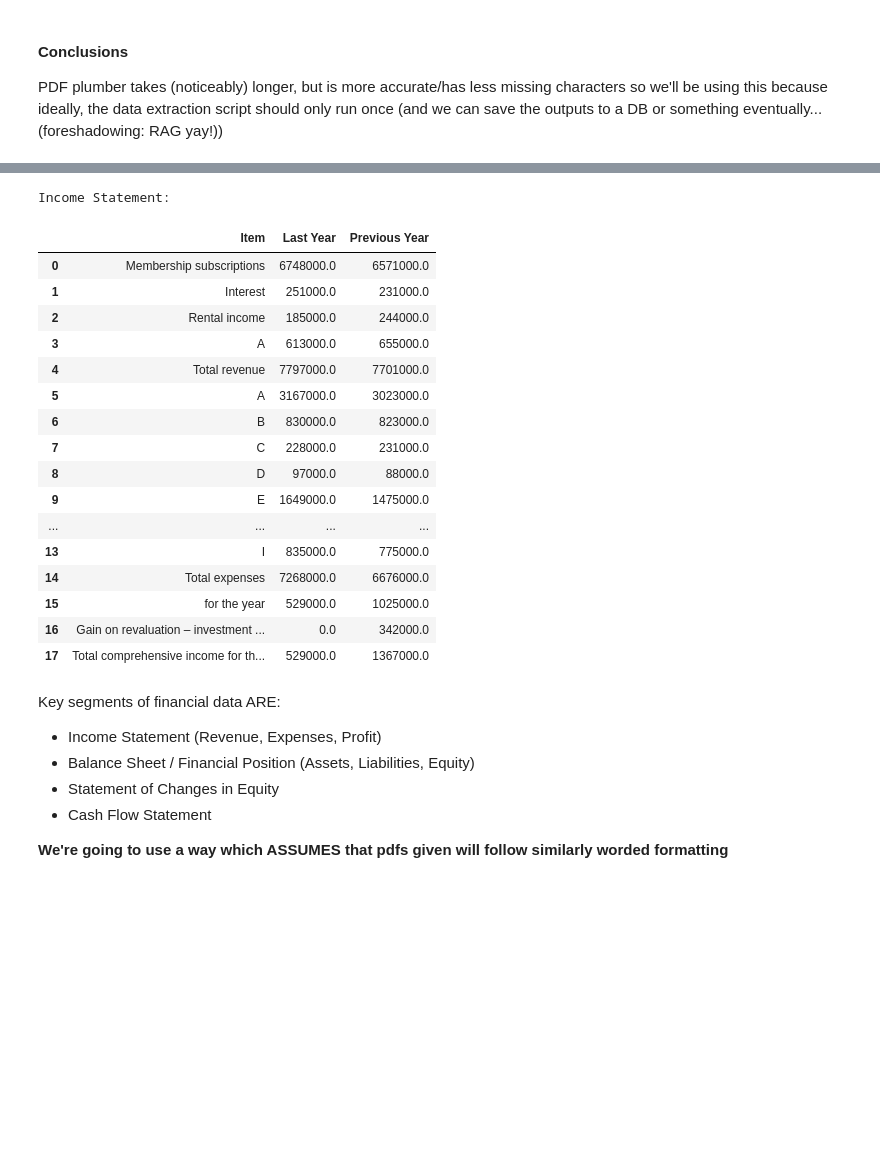
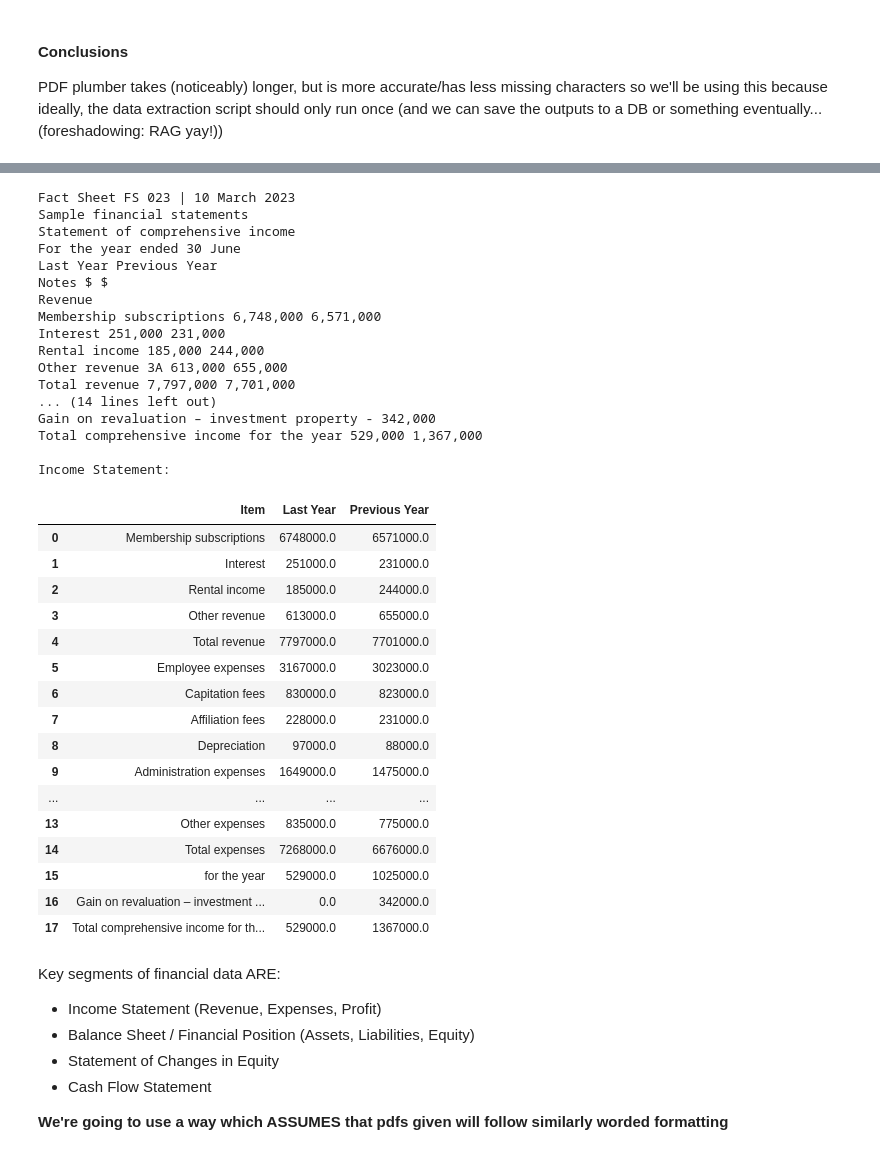
Before and after one commit to Antimatter543/Financial_Extractor, a Jupyter notebook: exploring.ipynb, the cells around one changed output, grey strips where cells are left out. Saved outputs shown, nothing was run; the diff lists cells and outputs as text; code cells hidden in the pictures; blank space fills up the shorter version.

Commit message:
Good progress on data processing and cleaning for income statement

```diff
--- a/exploring.ipynb
+++ b/exploring.ipynb
@@ -212,14 +238,14 @@ def split_into_sections_regex(cleaned_text):
 
 # Apply function
 sections = split_into_sections_regex(cleaned_text)
-segmented_statements = split_into_sections_regex(cleaned_text)
+segmented_tables = split_into_sections_regex(cleaned_text)
 
 # Assign sections
 income_statement_text, balance_sheet_text, equity_changes_text, cash_flow_text = sections
 
 # Display output
-# print("\n--- Income Statement ---\n", income_statement_text)
+print("\n--- Income Statement ---\n", income_statement_text)
 # print("\n--- Balance Sheet ---\n", balance_sheet_text)
-print("\n--- Equity Changes ---\n", equity_changes_text)
+# print("\n--- Equity Changes ---\n", equity_changes_text)
 # print("\n--- Cash Flow ---\n", cash_flow_text)
 # %% [output]
@@ -242,44 +310,75 @@ Closing balance as at 342,000 7,105,000 7,447,000
 # %%
 import pandas as pd
 
-def extract_income_statement(text_list):
+## THIS ONE IS PRETTY CINEMA NO!??
+def extract_income_statement(text):
     """Extracts Revenue, Expenses, and Profit from Income Statement."""
     income_statement = []
 
-    for line in text_list:
-        match = re.search(r"([A-Za-z\s–]+)\s+([\d,]+|-)\s+([\d,]+|-)", line)
+
+    pattern = r"""
+        ([A-Za-z\s–]+)        # Item name: letters, spaces, dashes
+        \s+                   # One or more spaces
+        (?:\d[A-Z])?          # Optional Notes column (e.g., 3A)
+        \s*                   # Zero or more spaces
+        ([\d,]+|-)            # Last Year value: numbers with commas or a dash
+        \s+                   # One or more spaces
+        ([\d,]+|-)            # Previous Year value: numbers with commas or a dash
+    """
+
+
+    for line in text.split('\n'):
+        # Look for lines with amounts
+        print(line)
+        match = re.search(pattern, line, re.VERBOSE)
         if match:
             item = match.group(1).strip()
             last_year = match.group(2).replace(",", "")
             prev_year = match.group(3).replace(",", "")
 
             # Convert to numeric (handling "-" as zero)
             last_year = 0 if last_year == "-" else float(last_year)
             prev_year = 0 if prev_year == "-" else float(prev_year)
 
             income_statement.append({"Item": item, "Last Year": last_year, "Previous Year": prev_year})
 
     return pd.DataFrame(income_statement)
 
-income_statement_df = extract_income_statement(segmented_statements["Statement of comprehensive income"])
+income_statement_df = extract_income_statement(segmented_tables[0])
 
 print("\nIncome Statement:")
 display(income_statement_df)
 # %% [output]
+Fact Sheet FS 023 | 10 March 2023
+Sample financial statements
+Statement of comprehensive income
+For the year ended 30 June
+Last Year Previous Year
+Notes $ $
+Revenue
+Membership subscriptions 6,748,000 6,571,000
+Interest 251,000 231,000
+Rental income 185,000 244,000
+Other revenue 3A 613,000 655,000
+Total revenue 7,797,000 7,701,000
+... (14 lines left out)
+Gain on revaluation – investment property - 342,000
+Total comprehensive income for the year 529,000 1,367,000
+
 Income Statement:
 |  | Item | Last Year | Previous Year |
 | 0 | Membership subscriptions | 6748000.0 | 6571000.0 |
 | 1 | Interest | 251000.0 | 231000.0 |
 | 2 | Rental income | 185000.0 | 244000.0 |
-| 3 | A | 613000.0 | 655000.0 |
+| 3 | Other revenue | 613000.0 | 655000.0 |
 | 4 | Total revenue | 7797000.0 | 7701000.0 |
-| 5 | A | 3167000.0 | 3023000.0 |
-| 6 | B | 830000.0 | 823000.0 |
-| 7 | C | 228000.0 | 231000.0 |
-| 8 | D | 97000.0 | 88000.0 |
-| 9 | E | 1649000.0 | 1475000.0 |
+| 5 | Employee expenses | 3167000.0 | 3023000.0 |
+| 6 | Capitation fees | 830000.0 | 823000.0 |
+| 7 | Affiliation fees | 228000.0 | 231000.0 |
+| 8 | Depreciation | 97000.0 | 88000.0 |
+| 9 | Administration expenses | 1649000.0 | 1475000.0 |
 | ... | ... | ... | ... |
-| 13 | I | 835000.0 | 775000.0 |
+| 13 | Other expenses | 835000.0 | 775000.0 |
 | 14 | Total expenses | 7268000.0 | 6676000.0 |
 | 15 | for the year | 529000.0 | 1025000.0 |
 | 16 | Gain on revaluation – investment ... | 0.0 | 342000.0 |
```
Also changed, not shown: parts of 10 cells of this notebook, 1 other file.
